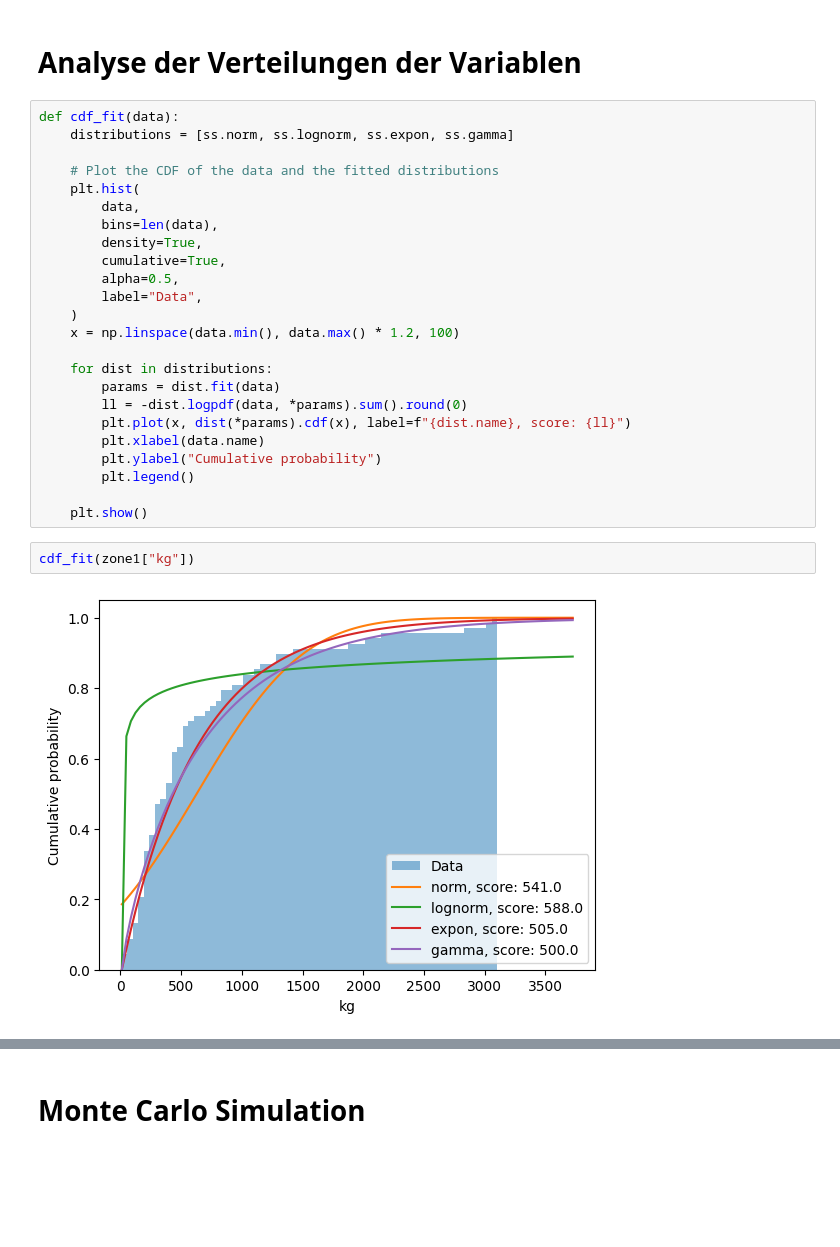
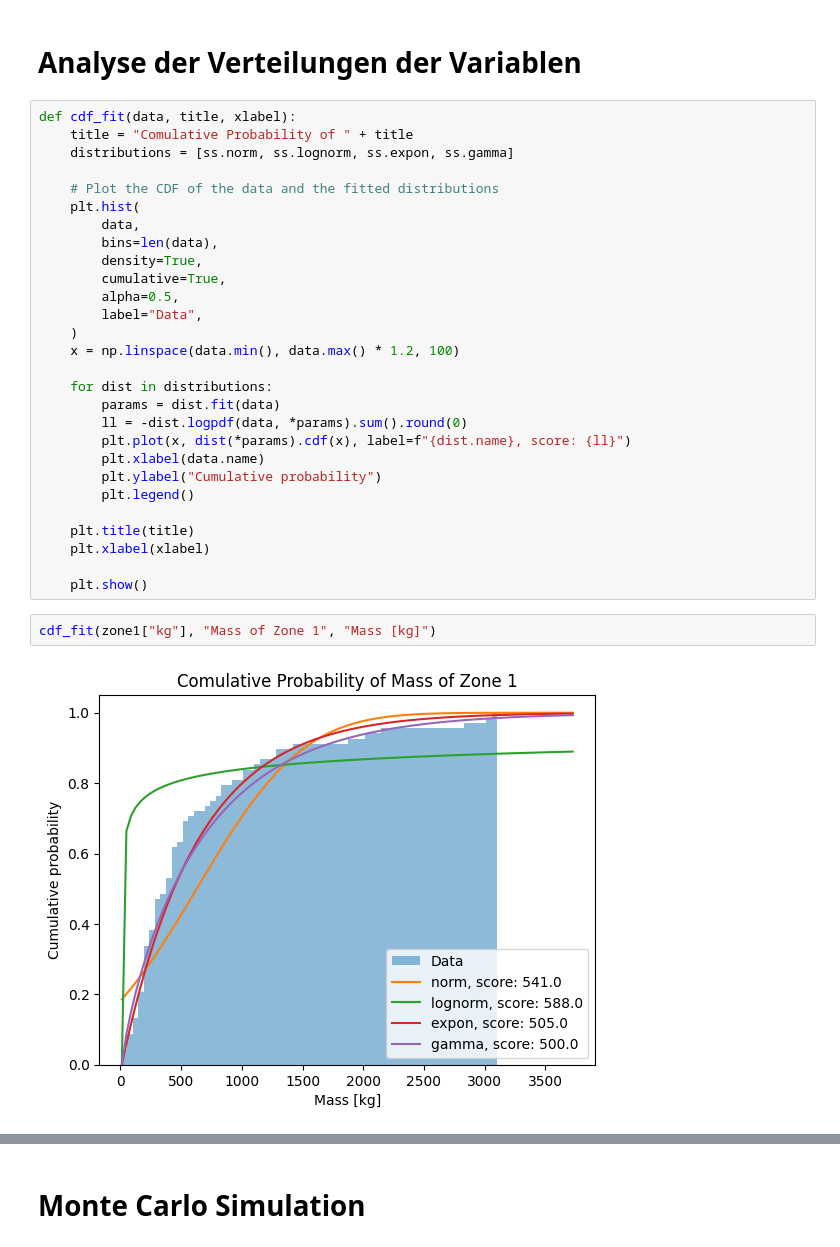
Before and after one commit to staldenhoefler/Steinschlag, a Jupyter notebook: steinschlag.ipynb, the cells around one changed output, grey strips where cells are left out. Cells and saved outputs as stored; diff of their text form; blank space fills up the shorter version.

```diff
--- a/steinschlag.ipynb
+++ b/steinschlag.ipynb
@@ -326,7 +334,8 @@ Alle Steine haben eine Masse und eine Geschwindigkeit. Die Maximale Energie lieg
 # %% [markdown]
 # Analyse der Verteilungen der Variablen
 # %%
-def cdf_fit(data):
+def cdf_fit(data, title, xlabel):
+    title = "Comulative Probability of " + title
     distributions = [ss.norm, ss.lognorm, ss.expon, ss.gamma]
 
     # Plot the CDF of the data and the fitted distributions
@@ -348,9 +357,12 @@ def cdf_fit(data):
         plt.ylabel("Cumulative probability")
         plt.legend()
 
+    plt.title(title)
+    plt.xlabel(xlabel)
+
     plt.show()
 # %%
-cdf_fit(zone1["kg"])
+cdf_fit(zone1["kg"], "Mass of Zone 1", "Mass [kg]")
 # %% [output]
-[figure, old version]
+[figure, new version]
 # %%
```
Also changed, not shown: parts of 25 cells of this notebook.
